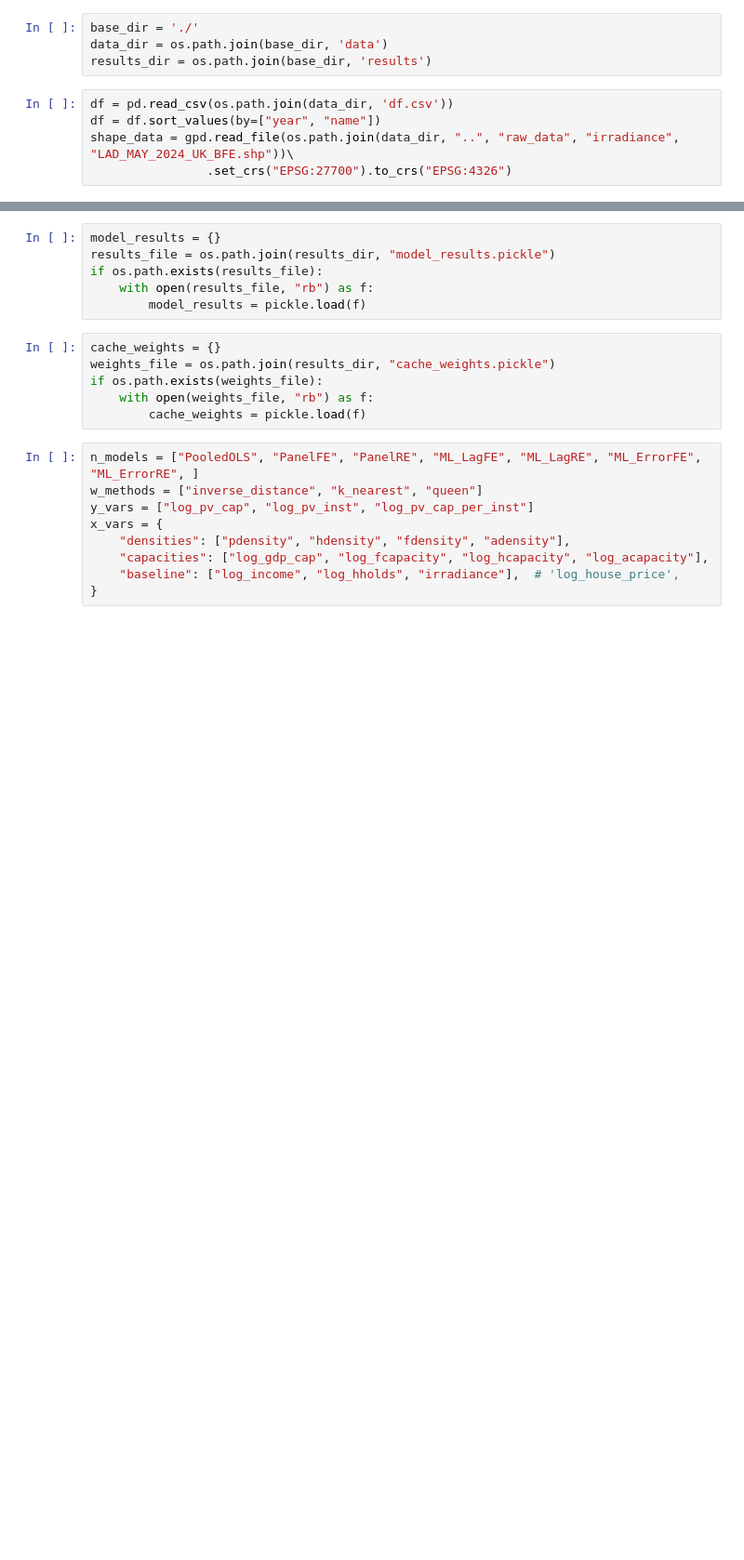
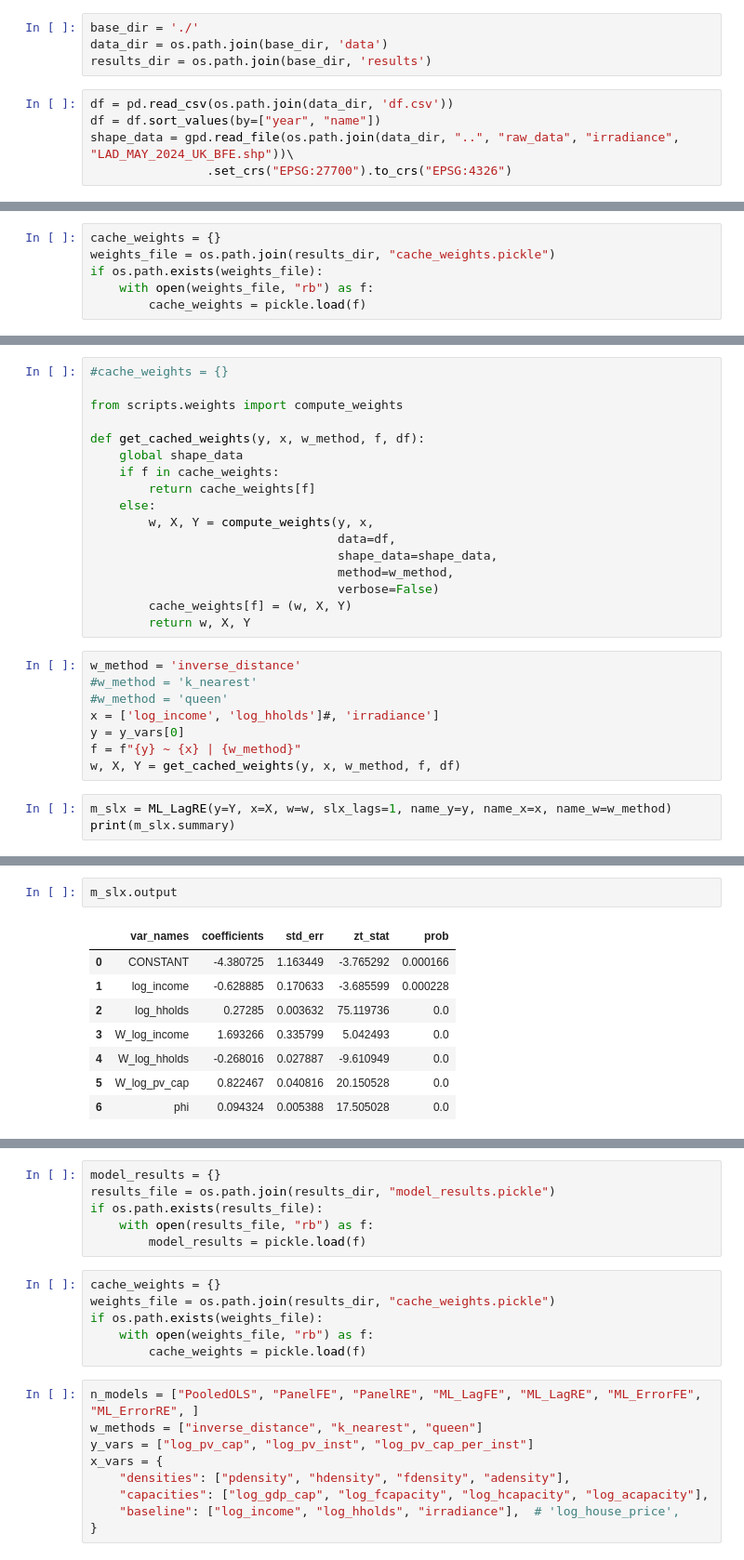
Before and after one commit to Ellariel/uktest, a Jupyter notebook: analysis.ipynb, the cells around one changed output, grey strips where cells are left out. Shown at 93% size. Saved outputs shown, nothing was run; the diff lists cells and outputs as text; blank space fills up the shorter version.

```diff
--- a/analysis.ipynb
+++ b/analysis.ipynb
@@ -103,0 +173,6 @@ def get_results(r, w=None):
+# %%
+cache_weights = {}
+weights_file = os.path.join(results_dir, "cache_weights.pickle")
+if os.path.exists(weights_file):
+    with open(weights_file, "rb") as f:
+        cache_weights = pickle.load(f)
@@ -103,0 +285,28 @@ def get_results(r, w=None):
+# %%
+#cache_weights = {}
+
+from scripts.weights import compute_weights
+
+def get_cached_weights(y, x, w_method, f, df):
+    global shape_data
+    if f in cache_weights:
+        return cache_weights[f]
+    else:
+        w, X, Y = compute_weights(y, x,
+                                  data=df,
+                                  shape_data=shape_data,
+                                  method=w_method,
+                                  verbose=False)
+        cache_weights[f] = (w, X, Y)
+        return w, X, Y
+# %%
+w_method = 'inverse_distance'
+#w_method = 'k_nearest'
+#w_method = 'queen'
+x = ['log_income', 'log_hholds']#, 'irradiance']
+y = y_vars[0]
+f = f"{y} ~ {x} | {w_method}"
+w, X, Y = get_cached_weights(y, x, w_method, f, df)
+# %%
+m_slx = ML_LagRE(y=Y, x=X, w=w, slx_lags=1, name_y=y, name_x=x, name_w=w_method)
+print(m_slx.summary)
@@ -103,0 +331,11 @@ def get_results(r, w=None):
+# %%
+m_slx.output
+# %% [output]
+|  | var_names | coefficients | std_err | zt_stat | prob |
+| 0 | CONSTANT | -4.380725 | 1.163449 | -3.765292 | 0.000166 |
+| 1 | log_income | -0.628885 | 0.170633 | -3.685599 | 0.000228 |
+| 2 | log_hholds | 0.27285 | 0.003632 | 75.119736 | 0.0 |
+| 3 | W_log_income | 1.693266 | 0.335799 | 5.042493 | 0.0 |
+| 4 | W_log_hholds | -0.268016 | 0.027887 | -9.610949 | 0.0 |
+| 5 | W_log_pv_cap | 0.822467 | 0.040816 | 20.150528 | 0.0 |
+| 6 | phi | 0.094324 | 0.005388 | 17.505028 | 0.0 |
```
Also changed, not shown: parts of 16 cells of this notebook, 8 other files.
